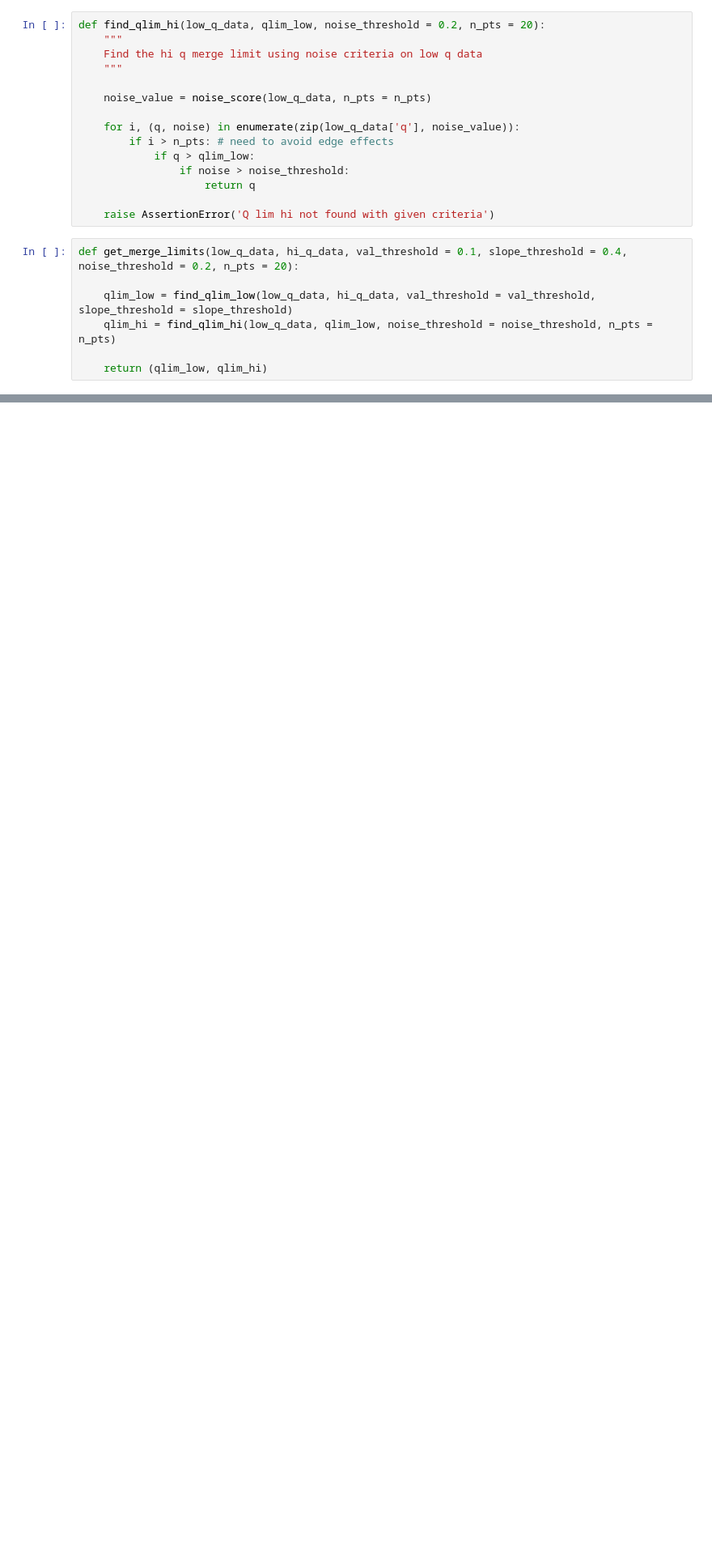
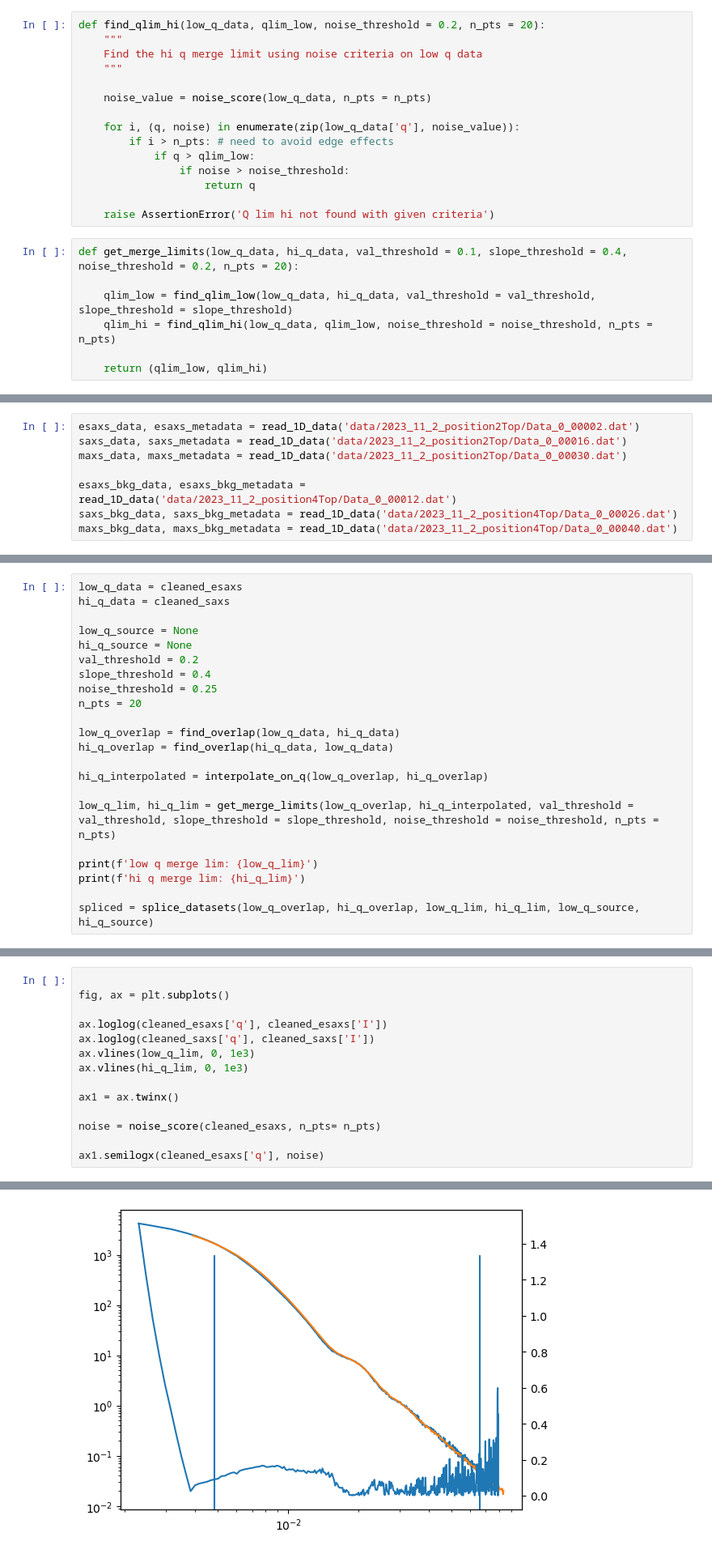
Before and after one commit to pozzo-research-group/saxs_data_processing, a Jupyter notebook: brenden_prototype/datamerge/saxs_data_process_prototyping.ipynb, the cells around one changed output, grey strips where cells are left out. Shown at 81% size. Cells and saved outputs as stored; diff of their text form; blank space fills up the shorter version.

Commit message:
data merge pipeline working

```diff
--- a/brenden_prototype/datamerge/saxs_data_process_prototyping.ipynb
+++ b/brenden_prototype/datamerge/saxs_data_process_prototyping.ipynb
@@ -503,0 +379,8 @@ ax1.semilogx(merge_esaxs['q'], noise_value)
+# %%
+esaxs_data, esaxs_metadata = read_1D_data('data/2023_11_2_position2Top/Data_0_00002.dat')
+saxs_data, saxs_metadata = read_1D_data('data/2023_11_2_position2Top/Data_0_00016.dat')
+maxs_data, maxs_metadata = read_1D_data('data/2023_11_2_position2Top/Data_0_00030.dat')
+
+esaxs_bkg_data, esaxs_bkg_metadata = read_1D_data('data/2023_11_2_position4Top/Data_0_00012.dat')
+saxs_bkg_data, saxs_bkg_metadata = read_1D_data('data/2023_11_2_position4Top/Data_0_00026.dat')
+maxs_bkg_data, maxs_bkg_metadata = read_1D_data('data/2023_11_2_position4Top/Data_0_00040.dat')
@@ -503,0 +485,22 @@ ax1.semilogx(merge_esaxs['q'], noise_value)
+# %%
+low_q_data = cleaned_esaxs
+hi_q_data = cleaned_saxs
+
+low_q_source = None
+hi_q_source = None
+val_threshold = 0.2
+slope_threshold = 0.4
+noise_threshold = 0.25
+n_pts = 20
+
+low_q_overlap = find_overlap(low_q_data, hi_q_data)
+hi_q_overlap = find_overlap(hi_q_data, low_q_data)
+
+hi_q_interpolated = interpolate_on_q(low_q_overlap, hi_q_overlap)
+
+low_q_lim, hi_q_lim = get_merge_limits(low_q_overlap, hi_q_interpolated, val_threshold = val_threshold, slope_threshold = slope_threshold, noise_threshold = noise_threshold, n_pts = n_pts)
+
+print(f'low q merge lim: {low_q_lim}')
+print(f'hi q merge lim: {hi_q_lim}')
+
+spliced = splice_datasets(low_q_overlap, hi_q_overlap, low_q_lim, hi_q_lim, low_q_source, hi_q_source)
@@ -503,0 +510,15 @@ ax1.semilogx(merge_esaxs['q'], noise_value)
+# %%
+
+fig, ax = plt.subplots()
+
+ax.loglog(cleaned_esaxs['q'], cleaned_esaxs['I'])
+ax.loglog(cleaned_saxs['q'], cleaned_saxs['I'])
+ax.vlines(low_q_lim, 0, 1e3)
+ax.vlines(hi_q_lim, 0, 1e3)
+
+ax1 = ax.twinx()
+
+noise = noise_score(cleaned_esaxs, n_pts= n_pts)
+
+ax1.semilogx(cleaned_esaxs['q'], noise)
+# %% [output]
@@ -503,0 +526 @@ ax1.semilogx(merge_esaxs['q'], noise_value)
+[figure, added]
```
Also changed, not shown: parts of 40 cells of this notebook.
